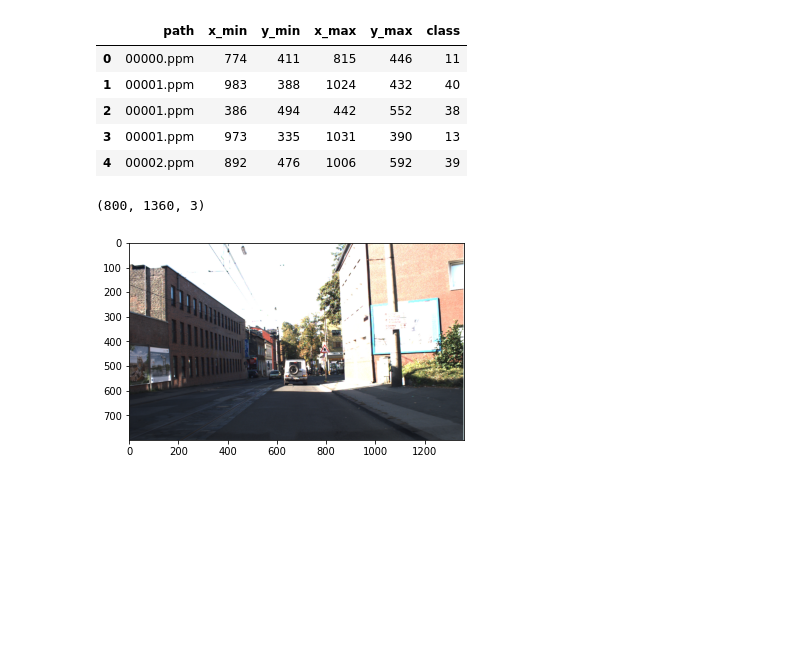
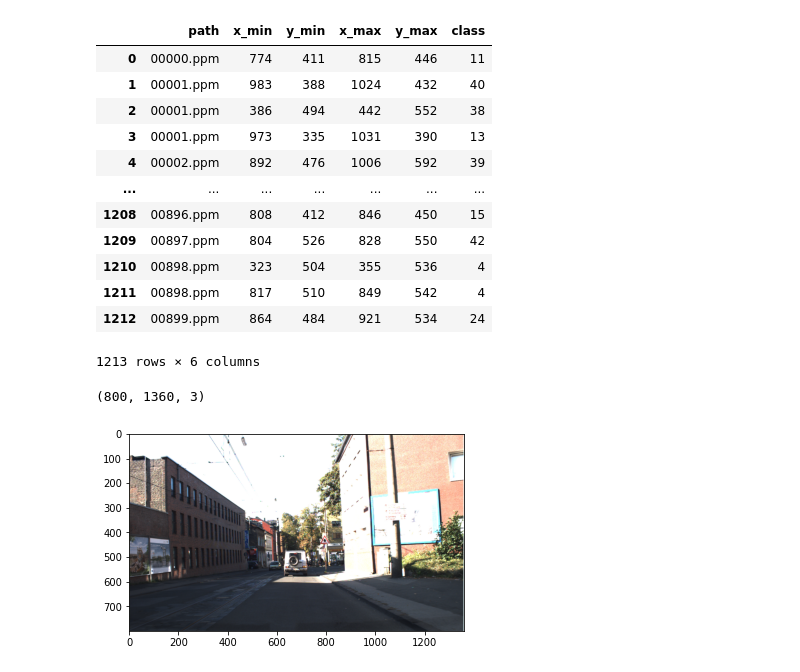
Before and after one commit to akletini/AMS, a Jupyter notebook: DetectionDatasetConversion.ipynb, the cells around one changed output. Drawn from its saved outputs; the diff is of its cells as text; code cells hidden in the pictures; blank space fills up the shorter version.

```diff
--- a/DataPreProcessing.ipynb
+++ b/DetectionDatasetConversion.ipynb
@@ -11,17 +21,24 @@ column_names = ["path"] + ppm_bb_params + ["class"]
 # %%
 data = pd.read_csv(
     f"{DATA_PATH}/gt.txt",
     sep=";",
     names=column_names,
 )
-data.head()
+data
 # %% [output]
 |  | path | x_min | y_min | x_max | y_max | class |
 | 0 | 00000.ppm | 774 | 411 | 815 | 446 | 11 |
 | 1 | 00001.ppm | 983 | 388 | 1024 | 432 | 40 |
 | 2 | 00001.ppm | 386 | 494 | 442 | 552 | 38 |
 | 3 | 00001.ppm | 973 | 335 | 1031 | 390 | 13 |
 | 4 | 00002.ppm | 892 | 476 | 1006 | 592 | 39 |
+| ... | ... | ... | ... | ... | ... | ... |
+| 1208 | 00896.ppm | 808 | 412 | 846 | 450 | 15 |
+| 1209 | 00897.ppm | 804 | 526 | 828 | 550 | 42 |
+| 1210 | 00898.ppm | 323 | 504 | 355 | 536 | 4 |
+| 1211 | 00898.ppm | 817 | 510 | 849 | 542 | 4 |
+| 1212 | 00899.ppm | 864 | 484 | 921 | 534 | 24 |
+1213 rows × 6 columns
 # %%
 from PIL import Image
 
```
Also changed, not shown: parts of 11 cells of this notebook, 2 other files.
